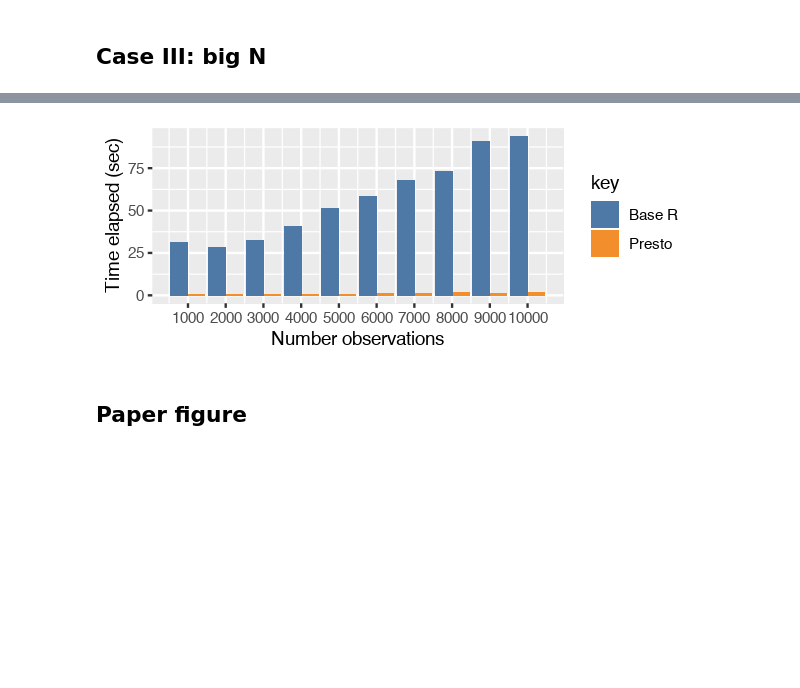
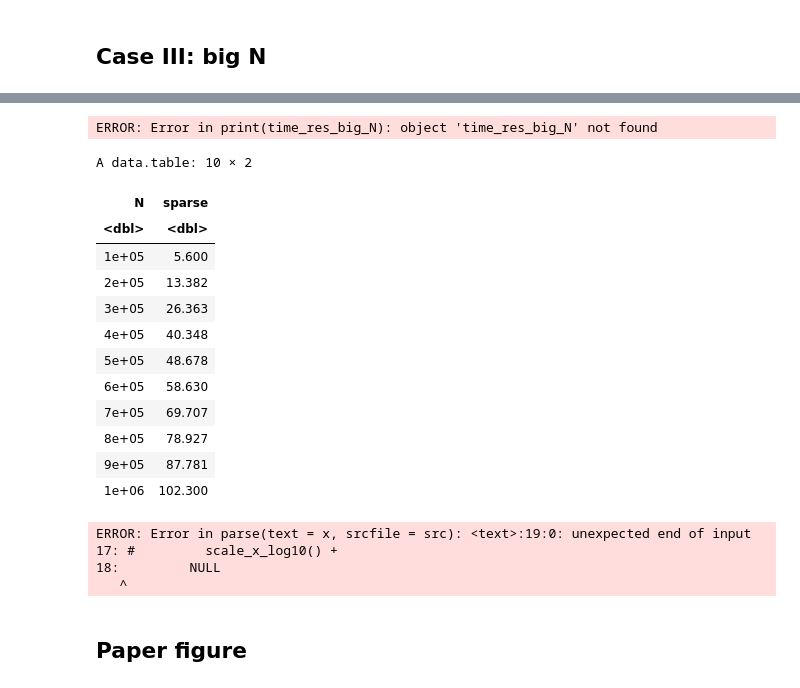
Before and after one commit to immunogenomics/methods, a Jupyter notebook: main.ipynb, the cells around one changed output, grey strips where cells are left out. Cells and saved outputs as stored; diff of their text form; code cells hidden in the pictures; blank space fills up the shorter version.

```diff
--- a/main.ipynb
+++ b/main.ipynb
@@ -543,7 +534,10 @@ D <- 1e3 ## num features
 G <- 10 ## num of groups
 
 # X <- matrix(abs(rnorm(N * D)), D, N)
-X <- abs(rsparsematrix(D, N, .1))
-y <- sample(G, N, TRUE)
+system.time({
+    X <- abs(rsparsematrix(D, N, .05))
+    y <- sample(G, N, TRUE)
+})
 
 row.names(X) <- paste0('G', seq_len(D))
+Xd <- as.matrix(X)
@@ -550,12 +566,9 @@ row.names(X) <- paste0('G', seq_len(D))
 # %%
-time_res_N <- Reduce(rbind, lapply(seq(1e3, 1e4, 1000), function(N) {
+N_list <- seq(1e5, 1e6, 1e5)
+time_res_big_N <- Reduce(rbind, lapply(N_list, function(N) {
+# time_res_N <- Reduce(rbind, lapply(seq(1e3, 1e4, 1000), function(N) {
     message(N)
     idx <- sample(ncol(X), N, FALSE)
-#     X_sparse <- X[, idx]
-#     X_dense <- as.matrix(X[, idx])
-#     y <- y[idx]
-
-
 #     time_dense <- system.time(x <- wilcoxauc(X_dense, y))
     time_sparse <- system.time(x <- wilcoxauc(X[, idx], y[idx]))
 #     time_base <- system.time(x <- wilcoxauc_base(X_sparse, y))
@@ -573,21 +611,47 @@ Timing stopped at: 0.004 0.001 0.007
+# %%
+print(time_res_big_N)
+# %% [output]
+ERROR: Error in print(time_res_big_N): object 'time_res_big_N' not found
+# %%
+time_res_big_N
+# %% [output]
+A data.table: 10 × 2
+| N | sparse |
+| <dbl> | <dbl> |
+| 1e+05 | 5.600 |
+| 2e+05 | 13.382 |
+| 3e+05 | 26.363 |
+| 4e+05 | 40.348 |
+| 5e+05 | 48.678 |
+| 6e+05 | 58.630 |
+| 7e+05 | 69.707 |
+| 8e+05 | 78.927 |
+| 9e+05 | 87.781 |
+| 1e+06 | 102.300 |
 # %%
 fig.size(2, 5)
-time_res_N %>%
-    tidyr::gather(key, val, dense, sparse, base) %>%
-    subset(key %in% c('dense', 'base')) %>%
-    dplyr::mutate(key = case_when(
-        key == 'dense' ~ 'Presto',
-        key == 'base' ~ 'Base R',
-        TRUE ~ key
-    )) %>%
-    ggplot(aes(N, val, fill = key)) +
-        geom_bar(stat = 'identity', position = position_dodge()) +
-        scale_fill_tableau() +
+time_res_big_N %>%
+#     tidyr::gather(key, val, dense, sparse, base) %>%
+#     subset(key %in% c('dense', 'base')) %>%
+#     dplyr::mutate(key = case_when(
+#         key == 'dense' ~ 'Presto',
+#         key == 'base' ~ 'Base R',
+#         TRUE ~ key
+#     )) %>%
+    ggplot(aes(N, sparse)) +
+        geom_point() +
+#         geom_bar(stat = 'identity', position = position_dodge()) +
+#         scale_fill_tableau() +
         labs(x = 'Number observations', y = 'Time elapsed (sec)') +
-        scale_x_continuous(breaks = seq(1e3, 1e4, 1000)) +
+        scale_x_continuous(breaks = N_list +
+#         geom_smooth(method = 'lm') +
+#         scale_x_log10() +
         NULL
 # %% [output]
-[figure, removed]
+ERROR: Error in parse(text = x, srcfile = src): <text>:19:0: unexpected end of input
+17: #         scale_x_log10() +
+18:         NULL
+   ^
 # %%
 fwrite(time_res_N, '~/Dropbox (Partners HealthCare)/presto/time_res_N.csv')
 # %% [markdown]
```
Also changed, not shown: parts of 11 cells of this notebook, 9 other files.
